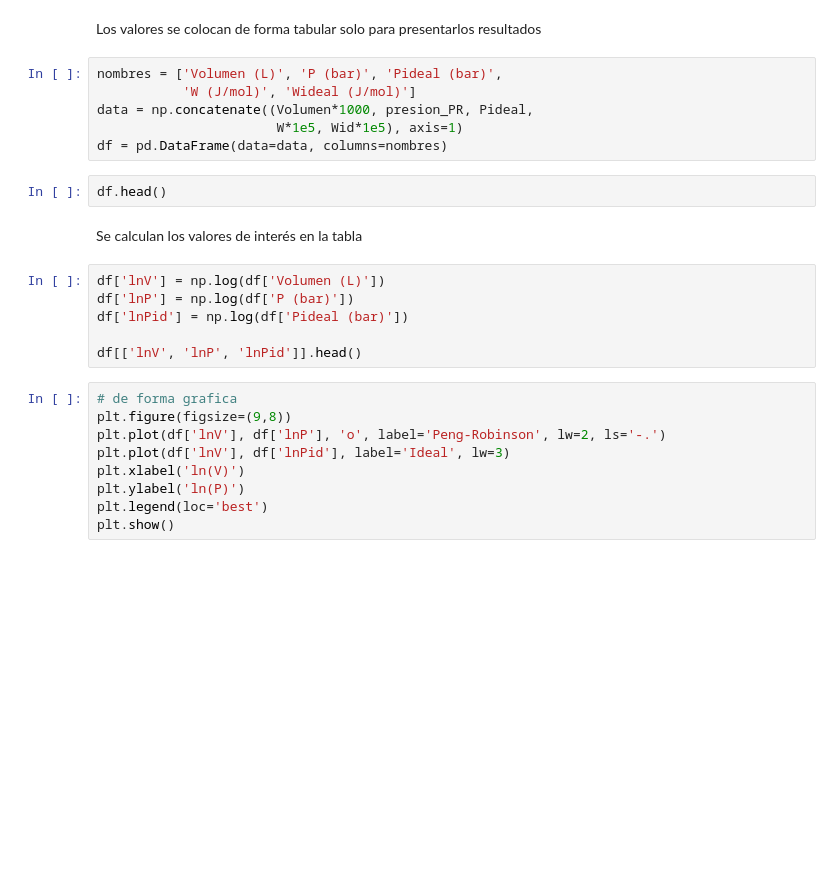
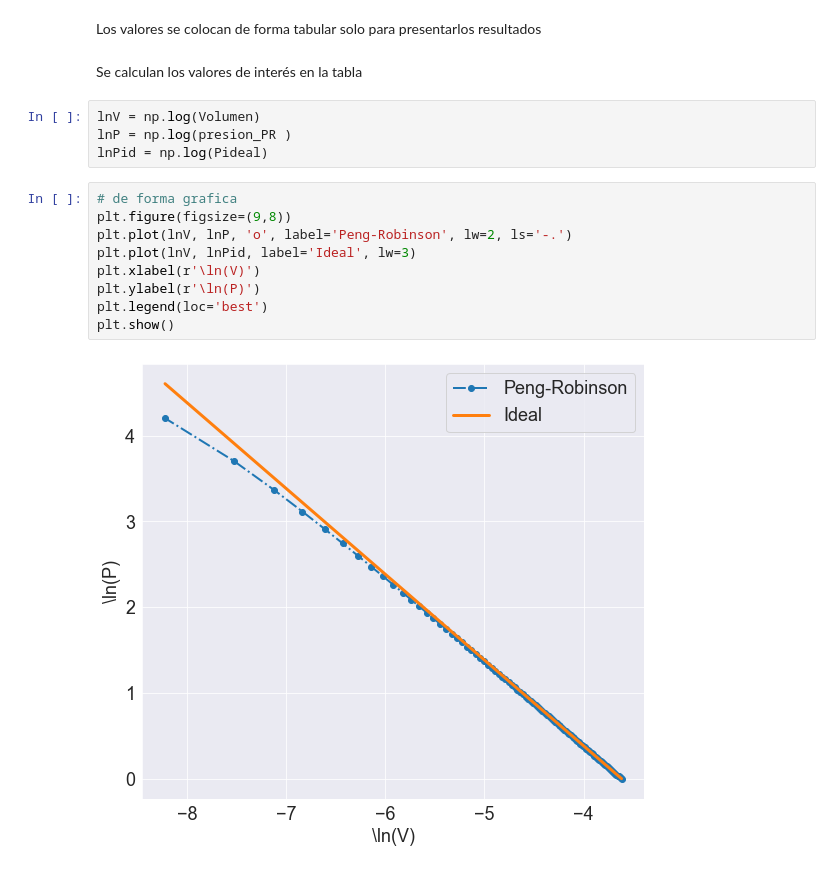
Before and after one commit to aliglara/EIQUCV5311, a Jupyter notebook: py/T01_013_cp_001.ipynb, the cells around one changed output. Saved outputs shown, nothing was run; the diff lists cells and outputs as text; blank space fills up the shorter version.

```diff
--- a/py/T01_013_cp_001.ipynb
+++ b/py/T01_013_cp_001.ipynb
@@ -143,28 +145,20 @@ presion_PR = ((R * T) / (Volumen - b) -
               a / (Volumen * (Volumen + b) + b * (Volumen - b)))
 # %% [markdown]
 Los valores se colocan de forma tabular solo para presentarlos resultados
-# %%
-nombres = ['Volumen (L)', 'P (bar)', 'Pideal (bar)',
-           'W (J/mol)', 'Wideal (J/mol)']
-data = np.concatenate((Volumen*1000, presion_PR, Pideal,
-                       W*1e5, Wid*1e5), axis=1)
-df = pd.DataFrame(data=data, columns=nombres)
-# %%
-df.head()
 # %% [markdown]
 Se calculan los valores de interés en la tabla
 # %%
-df['lnV'] = np.log(df['Volumen (L)'])
-df['lnP'] = np.log(df['P (bar)'])
-df['lnPid'] = np.log(df['Pideal (bar)'])
-
-df[['lnV', 'lnP', 'lnPid']].head()
+lnV = np.log(Volumen)
+lnP = np.log(presion_PR )
+lnPid = np.log(Pideal)
 # %%
 # de forma grafica
 plt.figure(figsize=(9,8))
-plt.plot(df['lnV'], df['lnP'], 'o', label='Peng-Robinson', lw=2, ls='-.')
-plt.plot(df['lnV'], df['lnPid'], label='Ideal', lw=3)
-plt.xlabel('ln(V)')
-plt.ylabel('ln(P)')
+plt.plot(lnV, lnP, 'o', label='Peng-Robinson', lw=2, ls='-.')
+plt.plot(lnV, lnPid, label='Ideal', lw=3)
+plt.xlabel(r'\ln(V)')
+plt.ylabel(r'\ln(P)')
 plt.legend(loc='best')
 plt.show()
+# %% [output]
+[figure, added]
```
Also changed, not shown: parts of 4 cells of this notebook.
